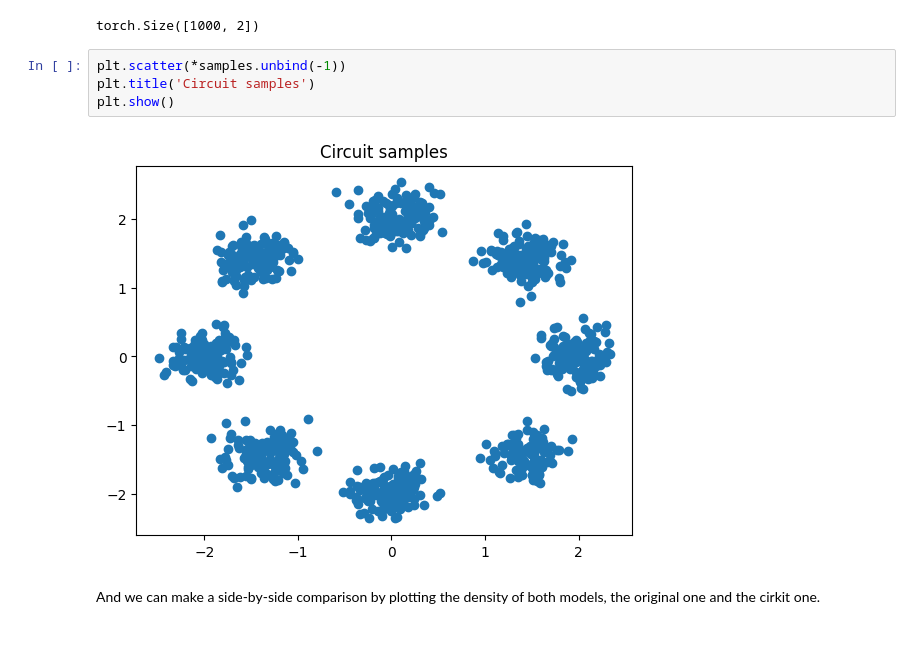
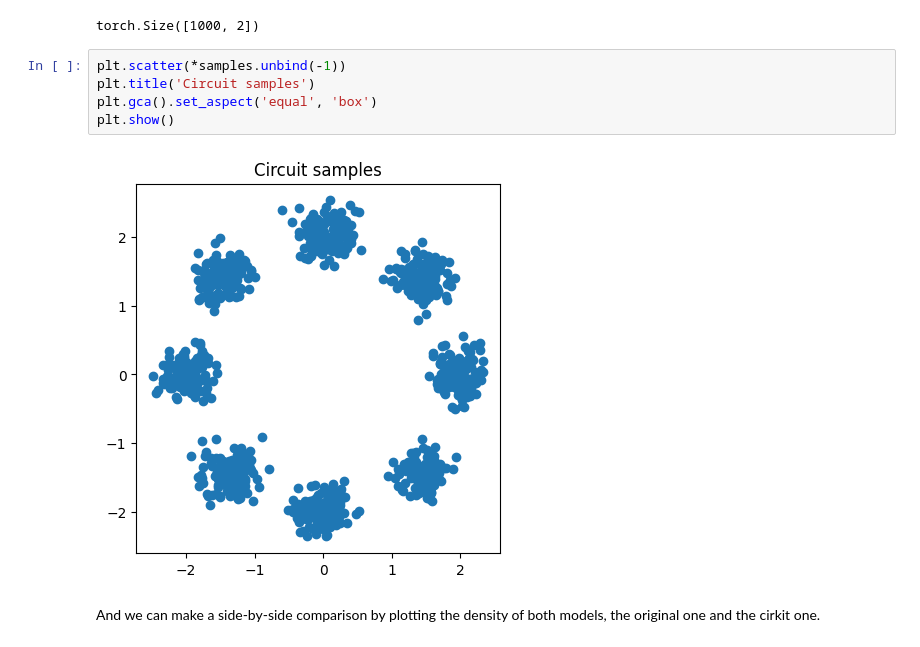
Before and after one commit to april-tools/cirkit, a Jupyter notebook: notebooks/learning-a-gaussian-mixture-model.ipynb, the cells around one changed output. Cells and saved outputs as stored; diff of their text form.

```diff
--- a/notebooks/learning-a-gaussian-mixture-model.ipynb
+++ b/notebooks/learning-a-gaussian-mixture-model.ipynb
@@ -301,9 +314,10 @@ torch.Size([1000, 2])
 # %%
 plt.scatter(*samples.unbind(-1))
 plt.title('Circuit samples')
+plt.gca().set_aspect('equal', 'box')
 plt.show()
 # %% [output]
-[figure, old version]
+[figure, new version]
 # %% [markdown]
 And we can make a side-by-side comparison by plotting the density of both models, the original one and the cirkit one.
 # %%
```
Also changed, not shown: parts of 11 cells of this notebook.
